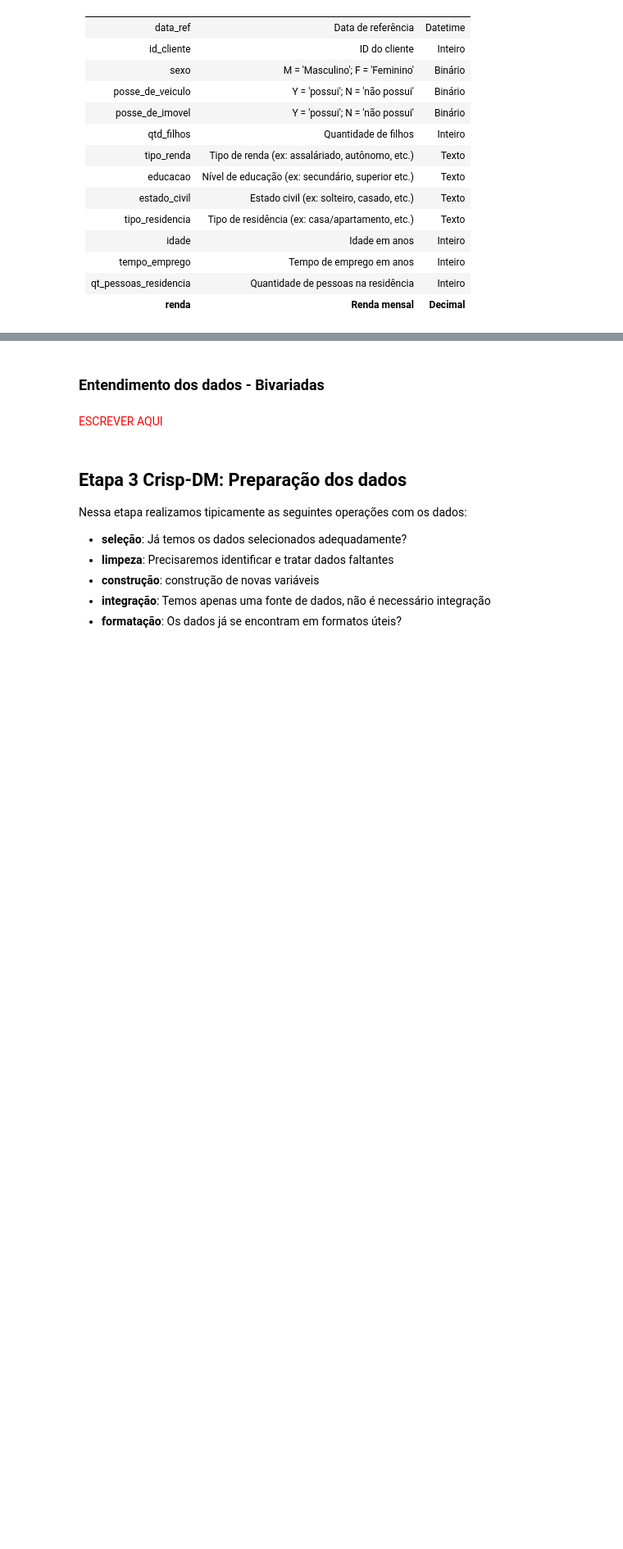
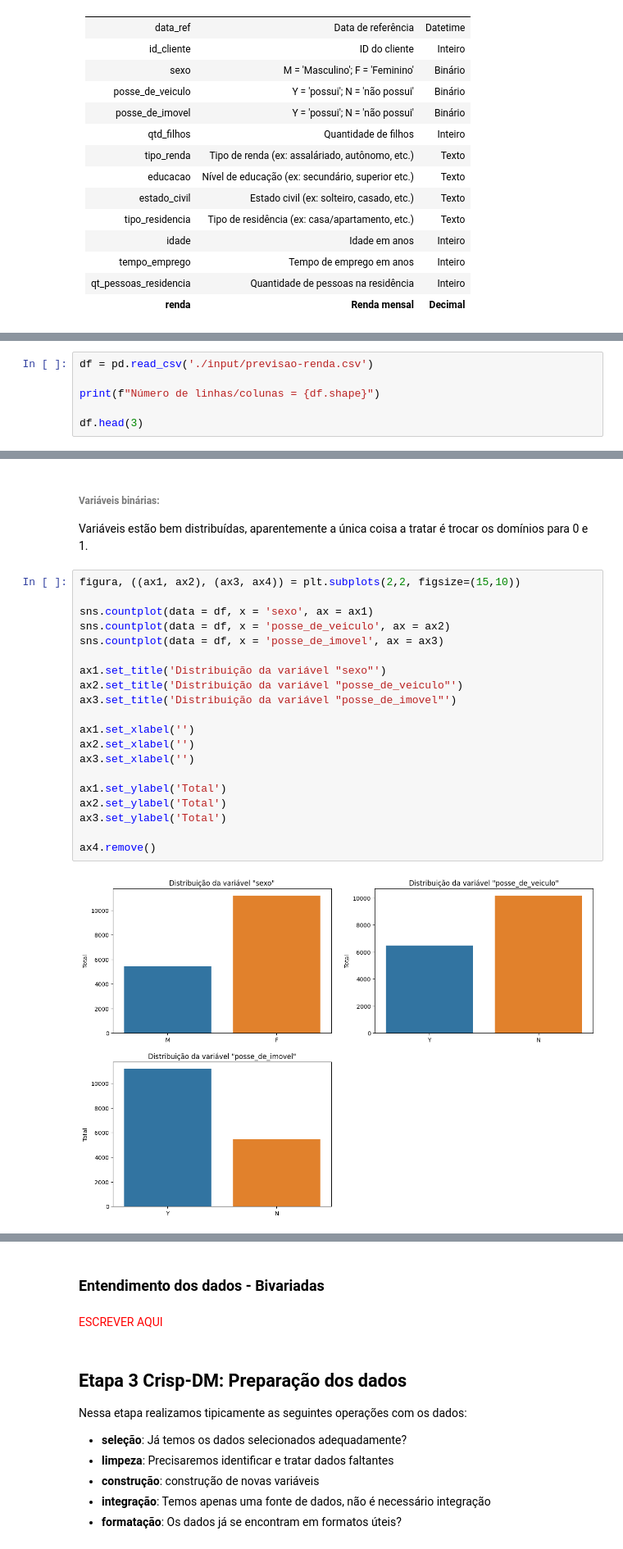
Before and after one commit to daviNGL/EBAC-projeto-previsao-de-renda, a Jupyter notebook: projeto.ipynb, the cells around one changed output, grey strips where cells are left out. Shown at 82% size. Drawn from its saved outputs; the diff is of its cells as text; blank space fills up the shorter version.

```diff
--- a/projeto.ipynb
+++ b/projeto.ipynb
@@ -64,0 +64,6 @@ renda.head(1)
+# %%
+df = pd.read_csv('./input/previsao-renda.csv')
+
+print(f"Número de linhas/colunas = {df.shape}")
+
+df.head(3)
@@ -76,0 +110,26 @@ prof.to_file('./output/renda_analisys.html')
+# %% [markdown]
+###### Variáveis binárias:
+
+Variáveis estão bem distribuídas, aparentemente a única coisa a tratar é trocar os domínios para 0 e 1.
+# %%
+figura, ((ax1, ax2), (ax3, ax4)) = plt.subplots(2,2, figsize=(15,10))
+
+sns.countplot(data = df, x = 'sexo', ax = ax1)
+sns.countplot(data = df, x = 'posse_de_veiculo', ax = ax2)
+sns.countplot(data = df, x = 'posse_de_imovel', ax = ax3)
+
+ax1.set_title('Distribuição da variável "sexo"')
+ax2.set_title('Distribuição da variável "posse_de_veiculo"')
+ax3.set_title('Distribuição da variável "posse_de_imovel"')
+
+ax1.set_xlabel('')
+ax2.set_xlabel('')
+ax3.set_xlabel('')
+
+ax1.set_ylabel('Total')
+ax2.set_ylabel('Total')
+ax3.set_ylabel('Total')
+
+ax4.remove()
+# %% [output]
+[figure, added]
```
Also changed, not shown: parts of 26 cells of this notebook, 1 other file.
